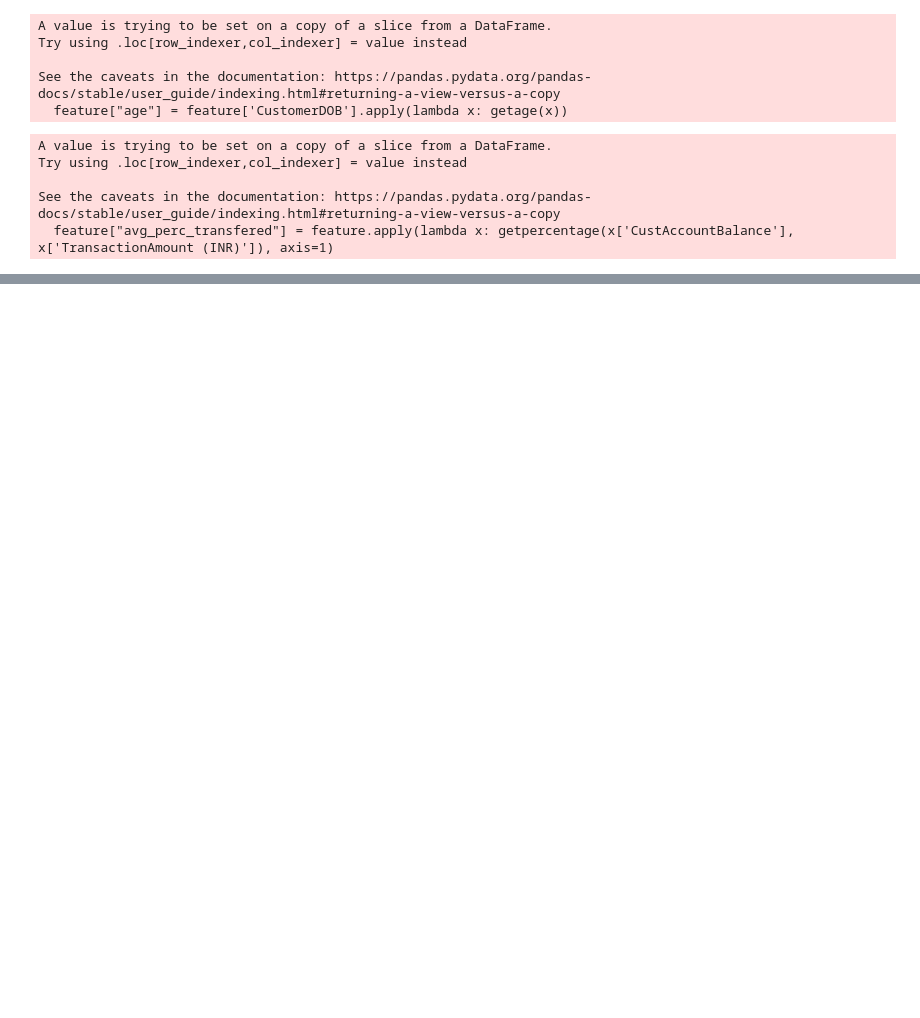
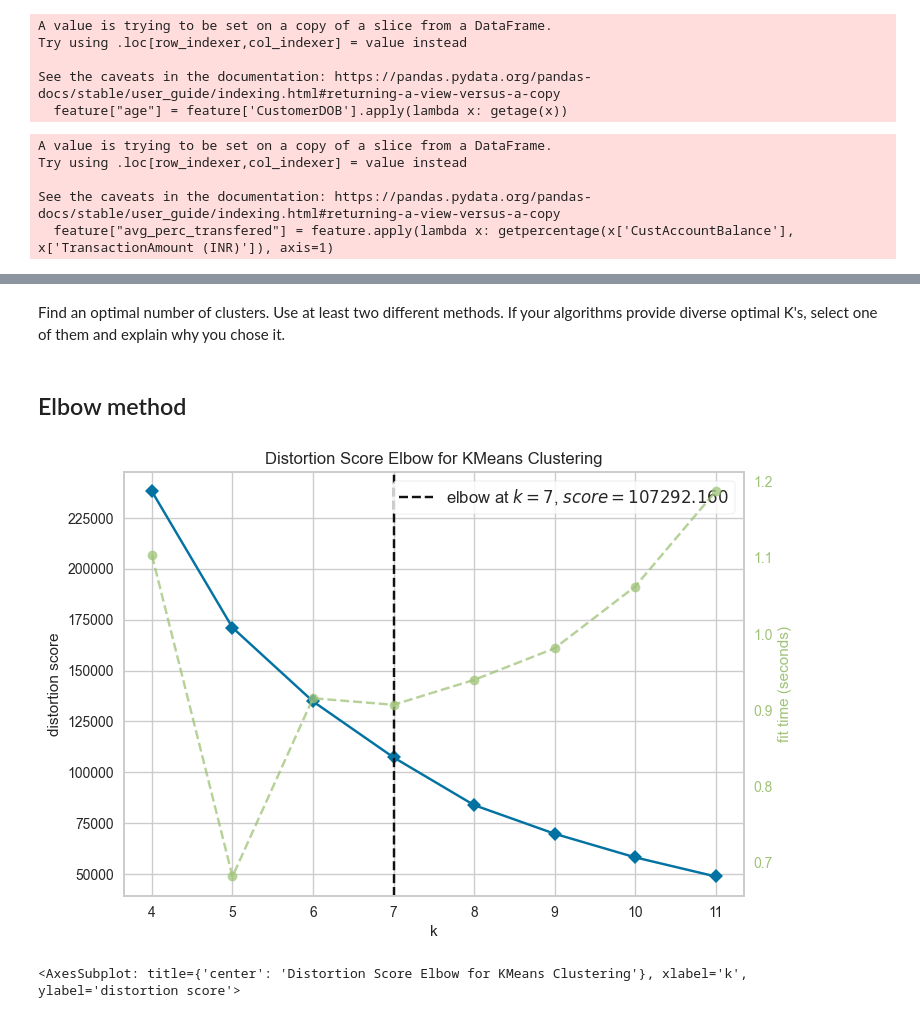
Before and after one commit to boritgy/ADM-HW4, a Jupyter notebook: ADM-HW4.ipynb, the cells around one changed output, grey strips where cells are left out. Saved outputs shown, nothing was run; the diff lists cells and outputs as text; code cells hidden in the pictures; blank space fills up the shorter version.

```diff
--- a/ADM-HW4.ipynb
+++ b/ADM-HW4.ipynb
@@ -8,0 +104,2 @@ from time import mktime
+# %%
+query = pd.read_pickle('/content/drive/MyDrive/ADM/Homework4/query_processed.pkl')
@@ -206,0 +443,31 @@ feature
+# %%
+def kmeans_sort(x, centroids):
+
+    mean = x["mean"]
+
+    min_dist = euclidean(mean, centroids[0])
+    min_centroid = centroids[0]
+    for c in range(1, len(centroids)):
+        dist = euclidean(mean, centroids[c])
+        if min_dist > dist:
+            min_dist = dist
+            min_centroid = centroids[c]
+
+    return(min_centroid)
+# %%
+def kmeans(clusters, centroids_no, iterations):
+    centroids = []
+    for i in range(centroids_no):
+        random = np.random.randint(0,len(data_final_norm))
+        #data_final_norm.loc[random].mean(axis=0)
+        centroids.append(data_final_norm.loc[random].mean(axis=0))
+    #data_final_norm["mean"] = data_final_norm.apply(lambda x: getmean(x), axis=1)
+    for i in range(iterations):
+        data_final_norm["centroid"] = data_final_norm.apply(lambda x: kmeans_sort(x, centroids), axis=1)
+        new_centroids = []
+        for c in centroids:
+            new_centroid = data_final_norm.query('centroid == @c')["mean"].mean()
+            new_centroids.append(new_centroid)
+        centroids = new_centroids
+
+    return(centroids)
@@ -206,0 +494,19 @@ feature
+# %% [markdown]
+Find an optimal number of clusters. Use at least two different methods. If your algorithms provide diverse optimal K's, select one of them and explain why you chose it.
+# %% [markdown]
+## Elbow method
+# %%
+from yellowbrick.cluster import KElbowVisualizer
+from sklearn.cluster import KMeans
+
+X = kmeans(10,30,5)
+
+model = KMeans()
+visualizer = KElbowVisualizer(model, k=(4,12))
+X = np.array(X)
+
+visualizer.fit(data_final_norm)
+visualizer.show()
+# %% [output]
+[figure, added]
+<AxesSubplot: title={'center': 'Distortion Score Elbow for KMeans Clustering'}, xlabel='k', ylabel='distortion score'>
```
Also changed, not shown: parts of 41 cells of this notebook.
